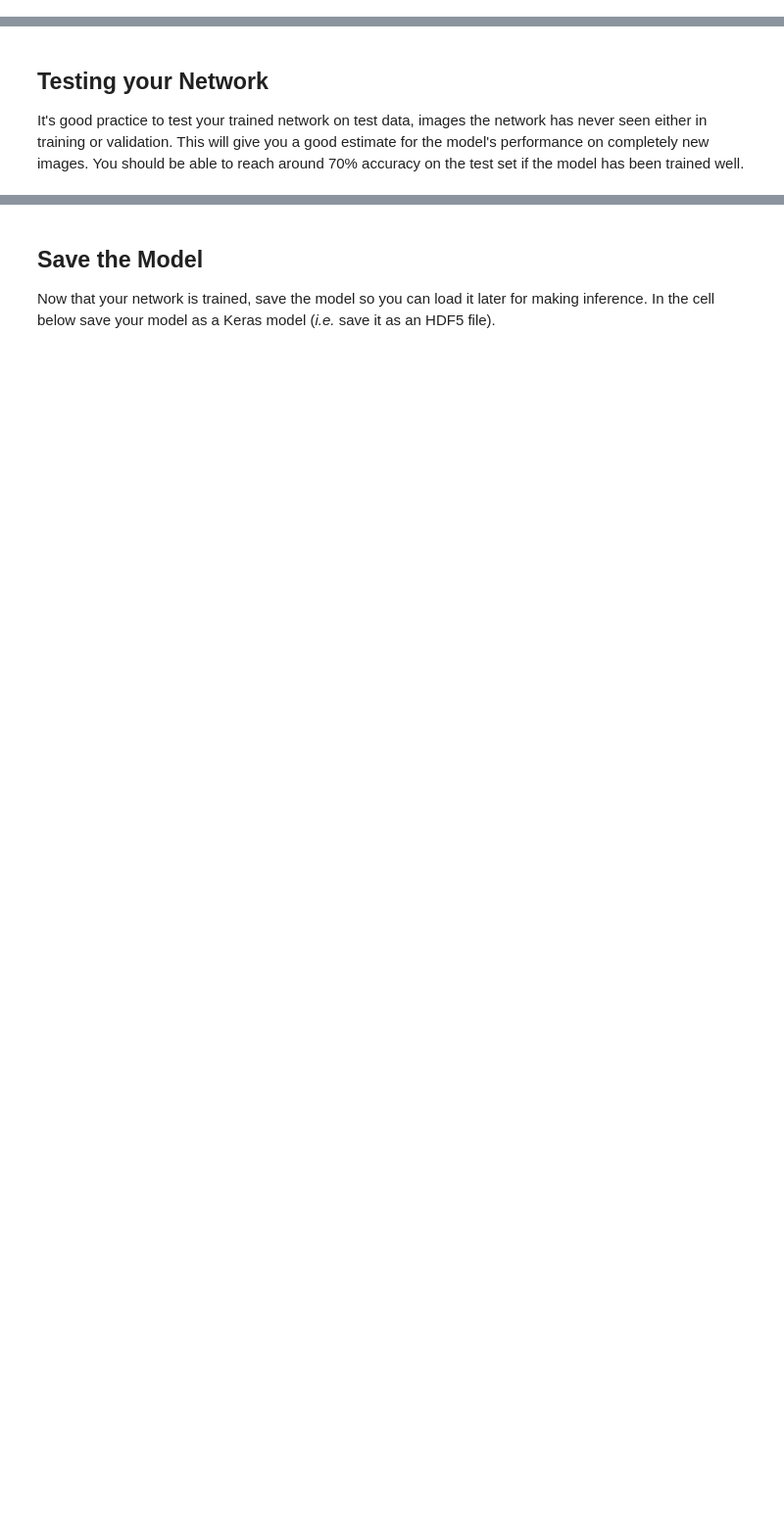
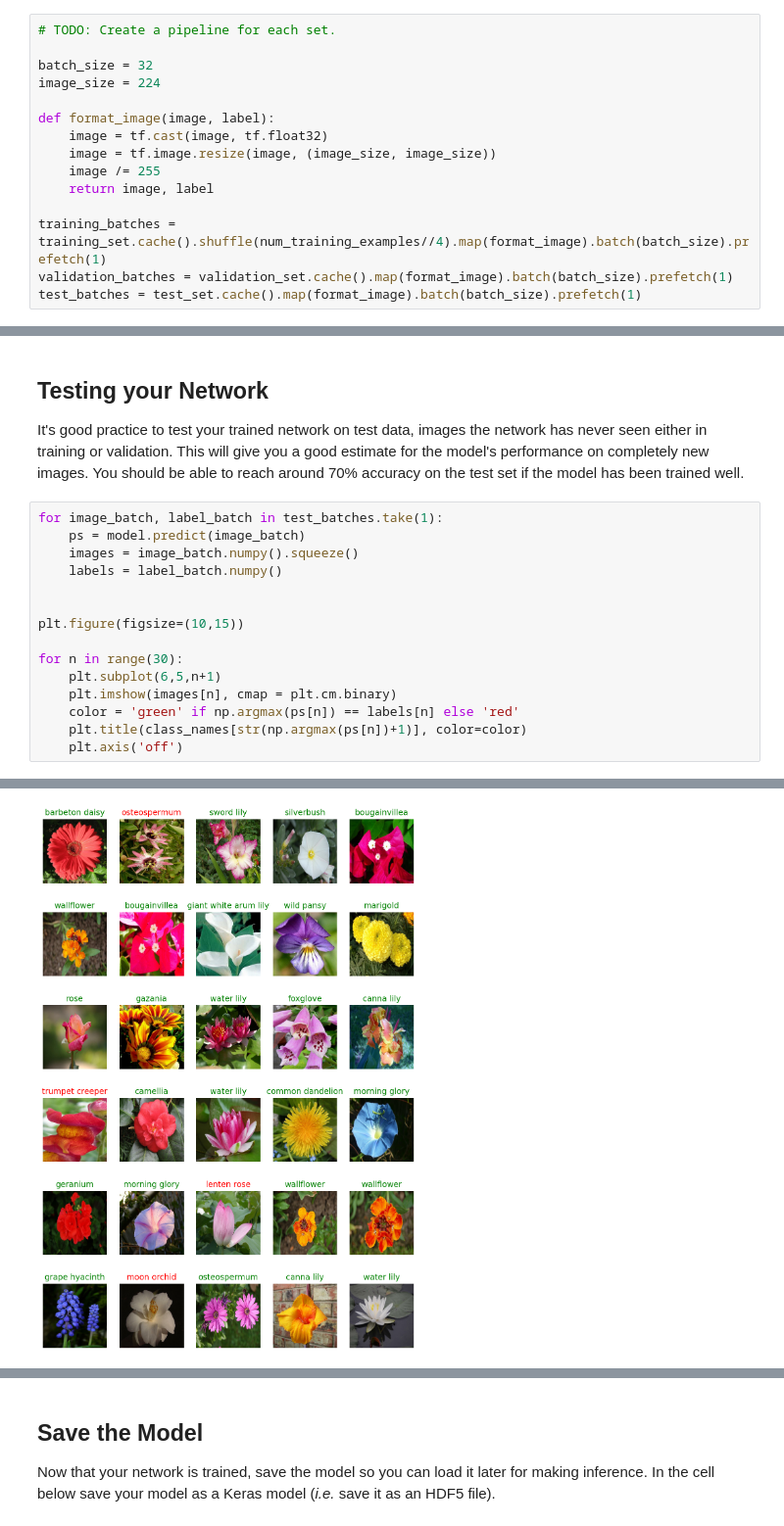
Before and after one commit to natashk/Image-Classifier, a Jupyter notebook: Project_Image_Classifier_Project.ipynb, the cells around one changed output, grey strips where cells are left out. Shown at 98% size. Cells and saved outputs as stored; diff of their text form; blank space fills up the shorter version.

```diff
--- a/Project_Image_Classifier_Project.ipynb
+++ b/Project_Image_Classifier_Project.ipynb
@@ -155,3 +151,18 @@ Label: 72 (water lily)
+# %%
+# TODO: Create a pipeline for each set.
+
+batch_size = 32
+image_size = 224
+
+def format_image(image, label):
+    image = tf.cast(image, tf.float32)
+    image = tf.image.resize(image, (image_size, image_size))
+    image /= 255
+    return image, label
+
+training_batches = training_set.cache().shuffle(num_training_examples//4).map(format_image).batch(batch_size).prefetch(1)
+validation_batches = validation_set.cache().map(format_image).batch(batch_size).prefetch(1)
+test_batches = test_set.cache().map(format_image).batch(batch_size).prefetch(1)
 # %% [markdown]
 # Build and Train the Classifier
 
@@ -180,3 +279,19 @@ When training make sure you're updating only the weights of the feed-forward net
 ## Testing your Network
 
 It's good practice to test your trained network on test data, images the network has never seen either in training or validation. This will give you a good estimate for the model's performance on completely new images. You should be able to reach around 70% accuracy on the test set if the model has been trained well.
+# %%
+for image_batch, label_batch in test_batches.take(1):
+    ps = model.predict(image_batch)
+    images = image_batch.numpy().squeeze()
+    labels = label_batch.numpy()
+
+
+plt.figure(figsize=(10,15))
+
+for n in range(30):
+    plt.subplot(6,5,n+1)
+    plt.imshow(images[n], cmap = plt.cm.binary)
+    color = 'green' if np.argmax(ps[n]) == labels[n] else 'red'
+    plt.title(class_names[str(np.argmax(ps[n])+1)], color=color)
+    plt.axis('off')
+# %% [output]
@@ -183,2 +299,3 @@ It's good practice to test your trained network on test data, images the network
+[figure, added]
 # %%
 # TODO: Print the loss and accuracy values achieved on the entire test set.
```
Also changed, not shown: parts of 14 cells of this notebook, 1 other file.
